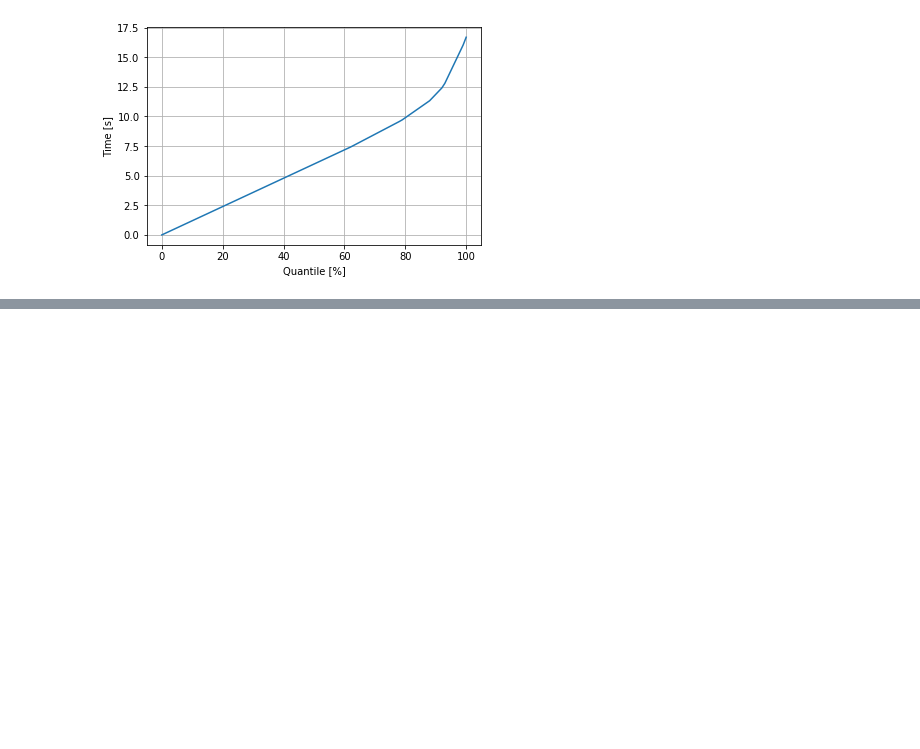
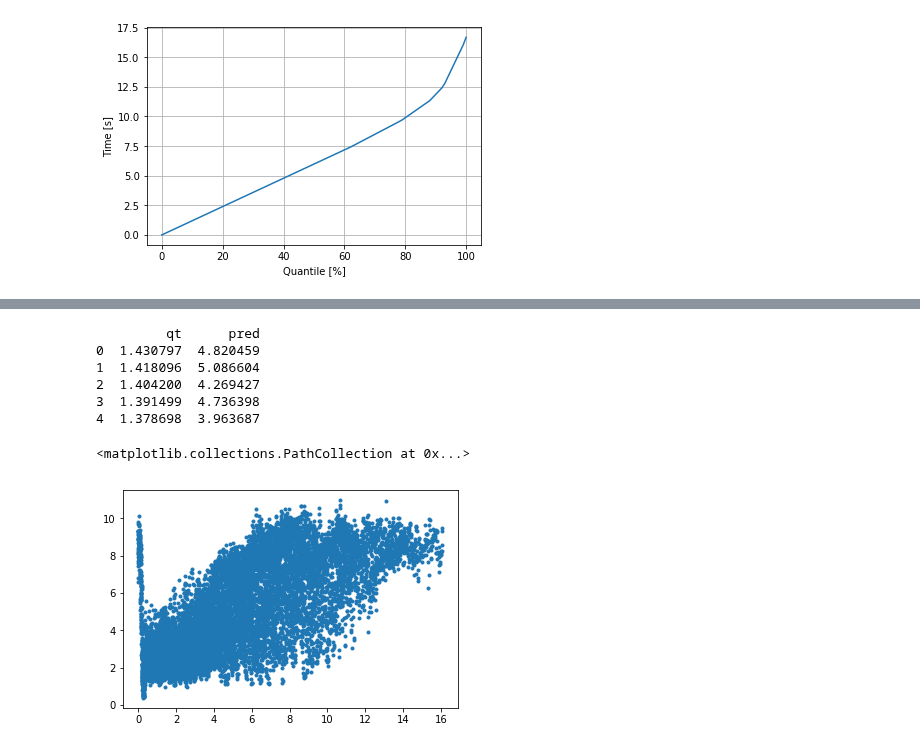
Before and after one commit to ido90/Earthquakes, a Jupyter notebook: Fitting Test Distribution.ipynb, the cells around one changed output, grey strips where cells are left out. Saved outputs shown, nothing was run; the diff lists cells and outputs as text; code cells hidden in the pictures; blank space fills up the shorter version.

```diff
--- a/Fitting Test Distribution.ipynb
+++ b/Fitting Test Distribution.ipynb
@@ -193,0 +228,14 @@ pd.DataFrame({'seg_id':df.seg_id, 'time_to_failure':y_part}).to_csv(path/'sub_pa
+# %%
+import pickle
+preds = pd.read_pickle(path/'data_preds.covs.pickle')
+print(preds.head())
+plt.scatter(preds.qt, preds.pred, marker='.')
+# %% [output]
+         qt      pred
+0  1.430797  4.820459
+1  1.418096  5.086604
+2  1.404200  4.269427
+3  1.391499  4.736398
+4  1.378698  3.963687
+<matplotlib.collections.PathCollection at 0x...>
+[figure, added]
```
Also changed, not shown: parts of 6 cells of this notebook.
